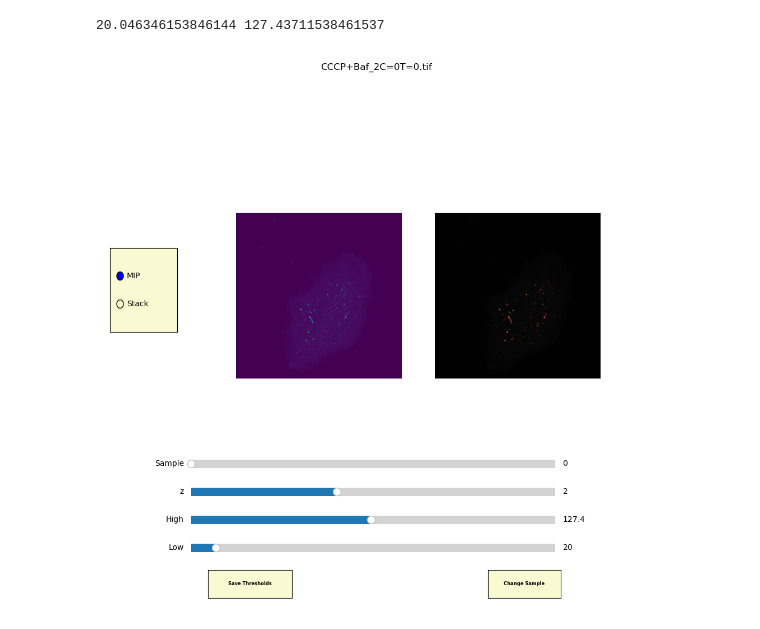
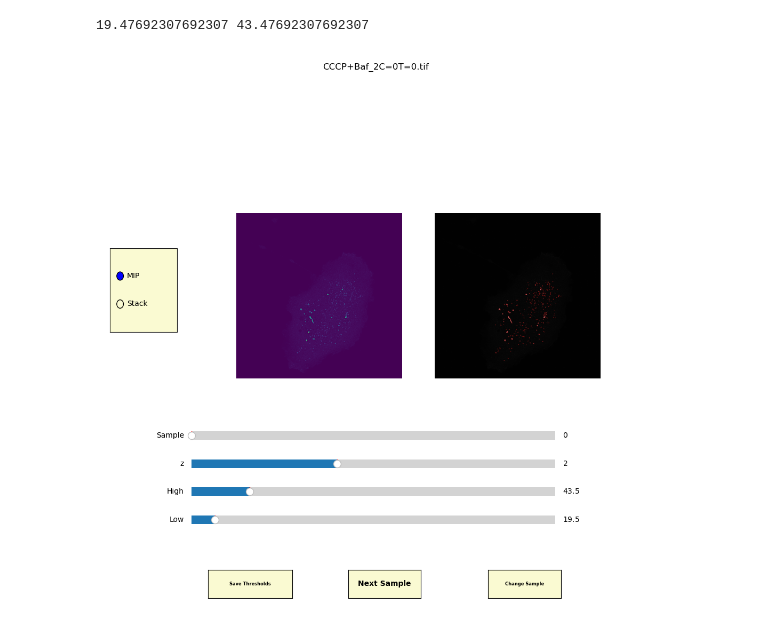
Before and after one commit to RichBat/Masters-Research, a Jupyter notebook: ThresholdingValidation.ipynb, the cells around one changed output. Saved outputs shown, nothing was run; the diff lists cells and outputs as text; code cells hidden in the pictures.

```diff
--- a/ThresholdingValidation.ipynb
+++ b/ThresholdingValidation.ipynb
@@ -29,7 +29,7 @@ from skimage.filters import apply_hysteresis_threshold
 import pandas as pd
 # %%
 input_data_path = "C:\\RESEARCH\\Mitophagy_data\\Time_split\\Output\\"
-list_of_files = [(input_data_path + f, f) for f in listdir(input_data_path) if isfile(join(input_data_path, f))]
+list_of_files = [(input_data_path + f, f) for f in listdir(input_data_path) if isfile(join(input_data_path, f)) and f.endswith('.tif')]
 # %%
 def read_sample(image_path):
     sample = io.imread(image_path)
@@ -46,11 +46,11 @@ low_thresh = np.max(initial_sample)
 high_thresh = np.max(initial_sample)
 threshold_params = {}
 mip_view = True
-save_path = "C:\\RESEARCH\\Mitophagy_data\\gui params\\sholto_thresholds.json"
+save_path = "C:\\RESEARCH\\Mitophagy_data\\gui params\\rensu_thresholds.json"
 sample_ratings = {}
 # %%
-input_path = "C:\\RESEARCH\\Mitophagy_data\\gui params\\sholto_thresholds.json"
-rating_path = "C:\\RESEARCH\\Mitophagy_data\\gui params\\sholto_ratings.json"
+input_path = "C:\\RESEARCH\\Mitophagy_data\\gui params\\rensu_thresholds.json"
+rating_path = "C:\\RESEARCH\\Mitophagy_data\\gui params\\rensu_ratings.json"
 def retreive_params():
     global threshold_params
     if isfile(input_path):
@@ -416,18 +529,19 @@ z0 = int((initial_sample.shape[0]/2)-1)
 low_thresh = np.max(initial_sample)
 high_thresh = np.max(initial_sample)
 retreive_params()
-fig1, (ax1, ax2) = plt.subplots(1, 2, figsize=(10, 10))
+fig1, (ax1, ax2) = plt.subplots(1, 2, figsize=(10.5, 10.5))
 plt.subplots_adjust(left=0.25, bottom=0.25)
 fig1.suptitle(initial_name)
 
 axcolor = 'lightgoldenrodyellow'
-axLow = plt.axes([0.17, 0.1, 0.65, 0.03], facecolor=axcolor)
-axHigh = plt.axes([0.17, 0.15, 0.65, 0.03], facecolor=axcolor)
-axZ = plt.axes([0.17, 0.2, 0.65, 0.03], facecolor=axcolor)
-axSample = plt.axes([0.17, 0.25, 0.65, 0.03], facecolor=axcolor)
+axLow = plt.axes([0.17, 0.15, 0.65, 0.03], facecolor=axcolor)
+axHigh = plt.axes([0.17, 0.2, 0.65, 0.03], facecolor=axcolor)
+axZ = plt.axes([0.17, 0.25, 0.65, 0.03], facecolor=axcolor)
+axSample = plt.axes([0.17, 0.3, 0.65, 0.03], facecolor=axcolor)
 mipax = plt.axes([0.025, 0.5, 0.12, 0.15], facecolor=axcolor)
 axSave = plt.axes([0.2, 0.025, 0.15, 0.05])
 button_ax1 = plt.axes([0.7, 0.025, 0.13, 0.05])
+nextSample_ax = plt.axes([0.45, 0.025, 0.13, 0.05])
 
 if initial_name in threshold_params:
     low_init = threshold_params[initial_name]['low']
@@ -435,34 +549,37 @@ if initial_name in threshold_params:
     print(low_init, high_init)
 else:
     low_init = np.min(initial_sample)
     high_init = high_thresh/2
 
-sample_slide = pylab.Slider(axSample, 'Sample', 0, len(list_of_files), valinit=0, valstep = 1)
+sample_slide = pylab.Slider(axSample, 'Sample', 0, len(list_of_files)-1, valinit=0, valstep = 1)
 low_slide = pylab.Slider(axLow, 'Low', np.min(initial_sample), np.max(initial_sample), valinit=low_init)
 high_slide = pylab.Slider(axHigh, 'High', np.min(initial_sample), np.max(initial_sample), valinit=high_init)
 z_slide = pylab.Slider(axZ, 'z', 0, initial_sample.shape[0] - 1, valinit=int((initial_sample.shape[0]/2)-1), valstep = 1)
 saveButton = pylab.Button(axSave, 'Save Thresholds', color=axcolor, hovercolor='0.975')
 saveButton.label.set_fontsize(6)
 saveButton.label.set_fontweight('bold')
 sampleButton = pylab.Button(button_ax1, 'Change Sample', color=axcolor, hovercolor='0.975')
 sampleButton.label.set_fontsize(6)
 sampleButton.label.set_fontweight('bold')
+nextSample = pylab.Button(nextSample_ax, 'Next Sample', color=axcolor, hovercolor='0.975')
+nextSample.label.set_fontweight('bold')
 mip_switch = RadioButtons(mipax, ('MIP', 'Stack'), active=0)
 masked_image, mask_overlay = mask_image(initial_sample, low_slide.val, high_slide.val)
 ax1.imshow(display_image(initial_sample))
 ax2.imshow(display_image(mask_overlay/255))
 ax1.axis('off')
 ax2.axis('off')
 
 low_slide.on_changed(updateThresh)
 high_slide.on_changed(updateThresh)
 z_slide.on_changed(updateZ)
 sampleButton.on_clicked(updateSample)
 mip_switch.on_clicked(updateMIP)
 saveButton.on_clicked(save_params)
+nextSample.on_clicked(nextSample1)
 
 plt.show()
 # %% [output]
-20.046346153846144 127.43711538461537
+19.47692307692307 43.47692307692307
-[figure, old version]
+[figure, new version]
 # %%
```
Also changed, not shown: parts of 5 cells of this notebook.
